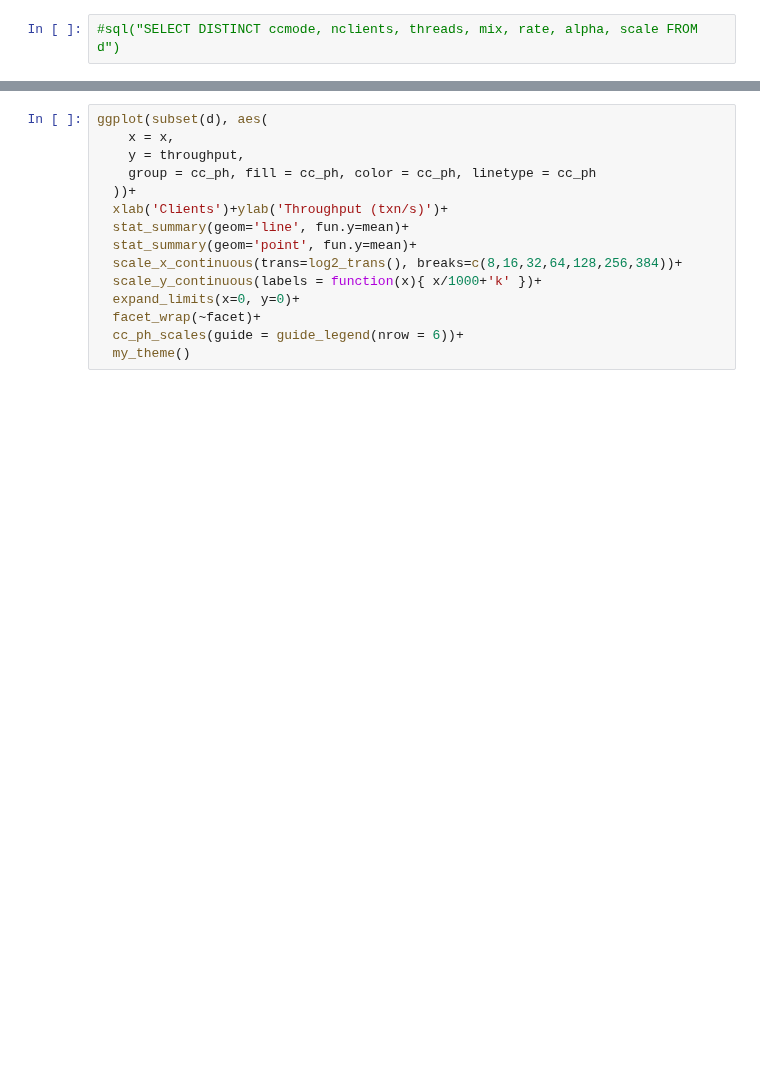
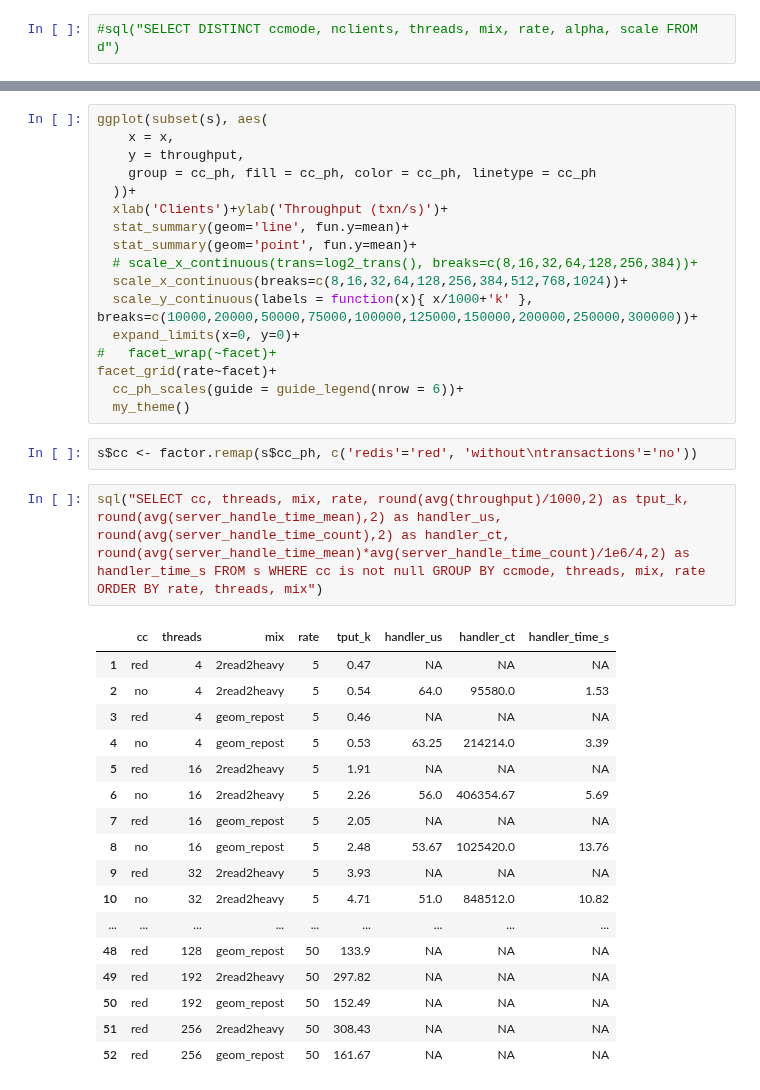
Before and after one commit to bholt/claret-doc, a Jupyter notebook: claret/plots/retwis.ipynb, the cells around one changed output, grey strips where cells are left out. Cells and saved outputs as stored; diff of their text form; blank space fills up the shorter version.

```diff
--- a/claret/plots/retwis.ipynb
+++ b/claret/plots/retwis.ipynb
@@ -57,7 +52,7 @@ ggplot(d, aes(
   # coord_cartesian(ylim=c(0,100))+
   my_theme() #+theme(legend.position='bottom')
 # %%
-ggplot(subset(d), aes(
+ggplot(subset(s), aes(
     x = x,
     y = throughput,
     group = cc_ph, fill = cc_ph, color = cc_ph, linetype = cc_ph
@@ -65,9 +60,33 @@ ggplot(subset(d), aes(
   xlab('Clients')+ylab('Throughput (txn/s)')+
   stat_summary(geom='line', fun.y=mean)+
   stat_summary(geom='point', fun.y=mean)+
-  scale_x_continuous(trans=log2_trans(), breaks=c(8,16,32,64,128,256,384))+
-  scale_y_continuous(labels = function(x){ x/1000+'k' })+
+  # scale_x_continuous(trans=log2_trans(), breaks=c(8,16,32,64,128,256,384))+
+  scale_x_continuous(breaks=c(8,16,32,64,128,256,384,512,768,1024))+
+  scale_y_continuous(labels = function(x){ x/1000+'k' }, breaks=c(10000,20000,50000,75000,100000,125000,150000,200000,250000,300000))+
   expand_limits(x=0, y=0)+
-  facet_wrap(~facet)+
+#   facet_wrap(~facet)+
+facet_grid(rate~facet)+
   cc_ph_scales(guide = guide_legend(nrow = 6))+
   my_theme()
+# %%
+s$cc <- factor.remap(s$cc_ph, c('redis'='red', 'without\ntransactions'='no'))
+# %%
+sql("SELECT cc, threads, mix, rate, round(avg(throughput)/1000,2) as tput_k, round(avg(server_handle_time_mean),2) as handler_us, round(avg(server_handle_time_count),2) as handler_ct, round(avg(server_handle_time_mean)*avg(server_handle_time_count)/1e6/4,2) as handler_time_s FROM s WHERE cc is not null GROUP BY ccmode, threads, mix, rate ORDER BY rate, threads, mix")
+# %% [output]
+|  | cc | threads | mix | rate | tput_k | handler_us | handler_ct | handler_time_s |
+| 1 | red | 4 | 2read2heavy | 5 | 0.47 | NA | NA | NA |
+| 2 | no | 4 | 2read2heavy | 5 | 0.54 | 64.0 | 95580.0 | 1.53 |
+| 3 | red | 4 | geom_repost | 5 | 0.46 | NA | NA | NA |
+| 4 | no | 4 | geom_repost | 5 | 0.53 | 63.25 | 214214.0 | 3.39 |
+| 5 | red | 16 | 2read2heavy | 5 | 1.91 | NA | NA | NA |
+| 6 | no | 16 | 2read2heavy | 5 | 2.26 | 56.0 | 406354.67 | 5.69 |
+| 7 | red | 16 | geom_repost | 5 | 2.05 | NA | NA | NA |
+| 8 | no | 16 | geom_repost | 5 | 2.48 | 53.67 | 1025420.0 | 13.76 |
+| 9 | red | 32 | 2read2heavy | 5 | 3.93 | NA | NA | NA |
+| 10 | no | 32 | 2read2heavy | 5 | 4.71 | 51.0 | 848512.0 | 10.82 |
+| ... | ... | ... | ... | ... | ... | ... | ... | ... |
+| 48 | red | 128 | geom_repost | 50 | 133.9 | NA | NA | NA |
+| 49 | red | 192 | 2read2heavy | 50 | 297.82 | NA | NA | NA |
+| 50 | red | 192 | geom_repost | 50 | 152.49 | NA | NA | NA |
+| 51 | red | 256 | 2read2heavy | 50 | 308.43 | NA | NA | NA |
+| 52 | red | 256 | geom_repost | 50 | 161.67 | NA | NA | NA |
```
Also changed, not shown: parts of 4 cells of this notebook, 1 other file.
